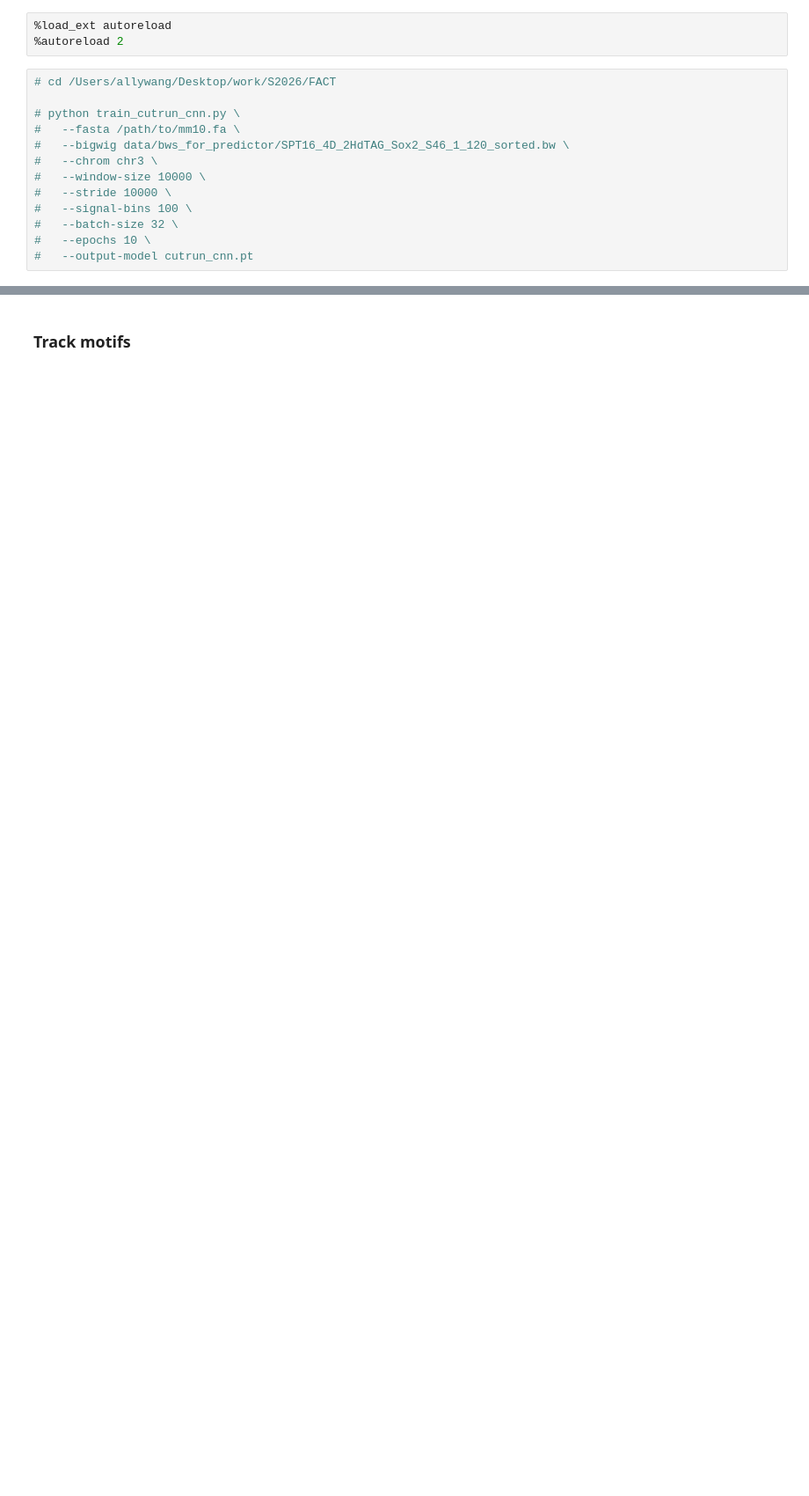
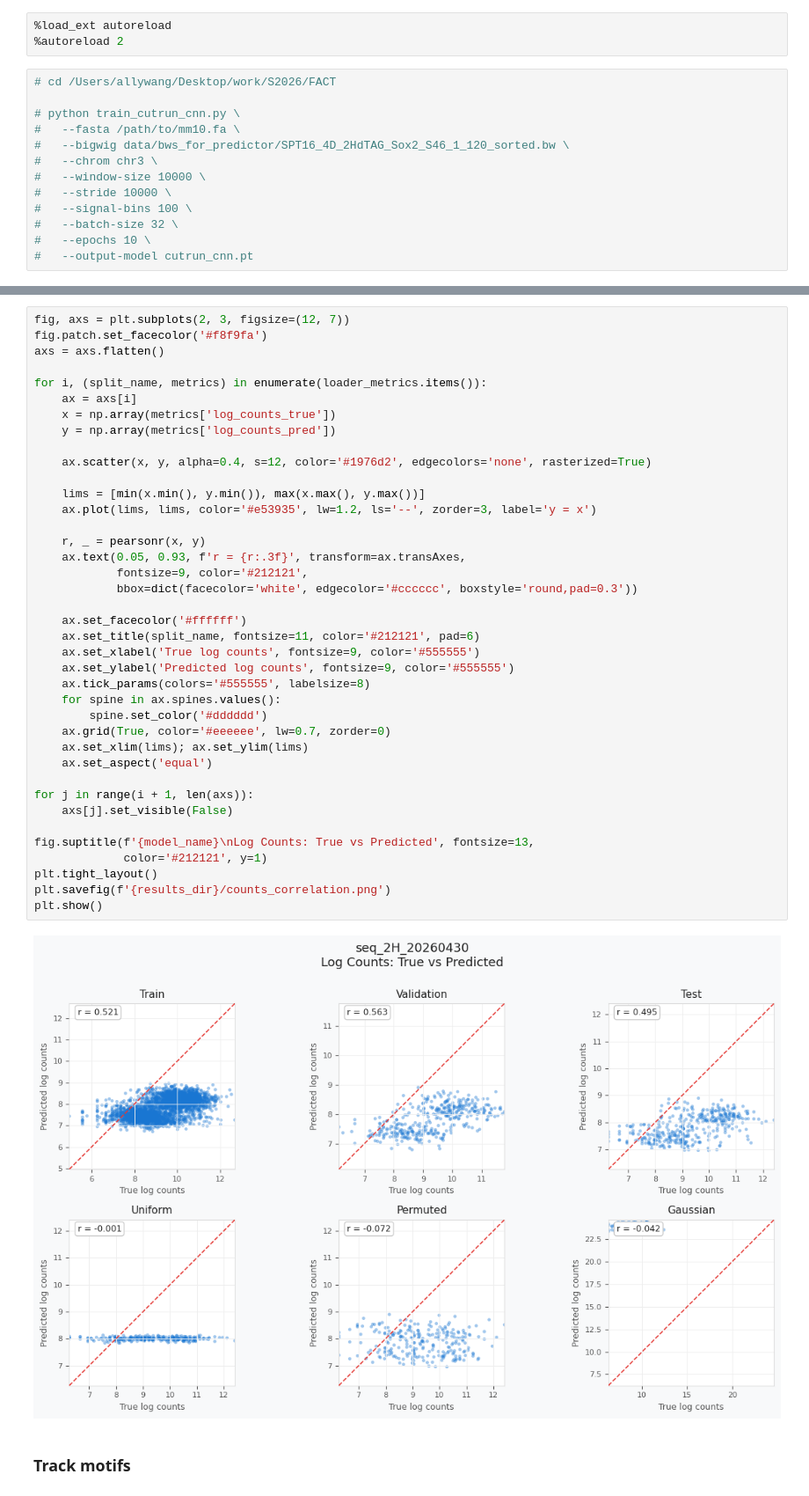
Before and after one commit to alw399/FACT, a Jupyter notebook: notebooks/train_seq.ipynb, the cells around one changed output, grey strips where cells are left out. Shown at 88% size. Cells and saved outputs as stored; diff of their text form; blank space fills up the shorter version.

```diff
--- a/notebooks/train_seq.ipynb
+++ b/notebooks/train_seq.ipynb
@@ -132,2 +288,43 @@ save_model(model, output_model_path)
+# %%
+fig, axs = plt.subplots(2, 3, figsize=(12, 7))
+fig.patch.set_facecolor('#f8f9fa')
+axs = axs.flatten()
+
+for i, (split_name, metrics) in enumerate(loader_metrics.items()):
+    ax = axs[i]
+    x = np.array(metrics['log_counts_true'])
+    y = np.array(metrics['log_counts_pred'])
+
+    ax.scatter(x, y, alpha=0.4, s=12, color='#1976d2', edgecolors='none', rasterized=True)
+
+    lims = [min(x.min(), y.min()), max(x.max(), y.max())]
+    ax.plot(lims, lims, color='#e53935', lw=1.2, ls='--', zorder=3, label='y = x')
+
+    r, _ = pearsonr(x, y)
+    ax.text(0.05, 0.93, f'r = {r:.3f}', transform=ax.transAxes,
+            fontsize=9, color='#212121',
+            bbox=dict(facecolor='white', edgecolor='#cccccc', boxstyle='round,pad=0.3'))
+
+    ax.set_facecolor('#ffffff')
+    ax.set_title(split_name, fontsize=11, color='#212121', pad=6)
+    ax.set_xlabel('True log counts', fontsize=9, color='#555555')
+    ax.set_ylabel('Predicted log counts', fontsize=9, color='#555555')
+    ax.tick_params(colors='#555555', labelsize=8)
+    for spine in ax.spines.values():
+        spine.set_color('#dddddd')
+    ax.grid(True, color='#eeeeee', lw=0.7, zorder=0)
+    ax.set_xlim(lims); ax.set_ylim(lims)
+    ax.set_aspect('equal')
+
+for j in range(i + 1, len(axs)):
+    axs[j].set_visible(False)
+
+fig.suptitle(f'{model_name}\nLog Counts: True vs Predicted', fontsize=13,
+             color='#212121', y=1)
+plt.tight_layout()
+plt.savefig(f'{results_dir}/counts_correlation.png')
+plt.show()
+# %% [output]
+[figure, added]
 # %% [markdown]
 ### Track motifs
```
Also changed, not shown: parts of 34 cells of this notebook, 16 other files.
